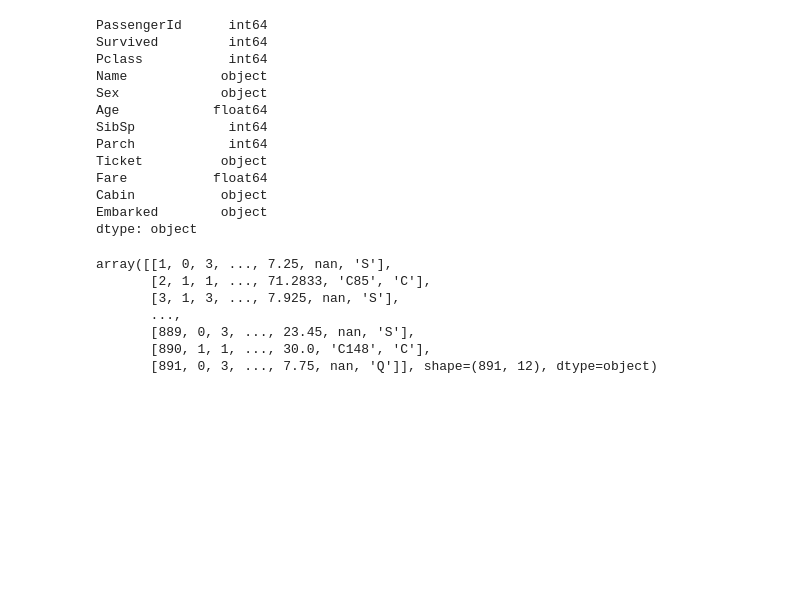
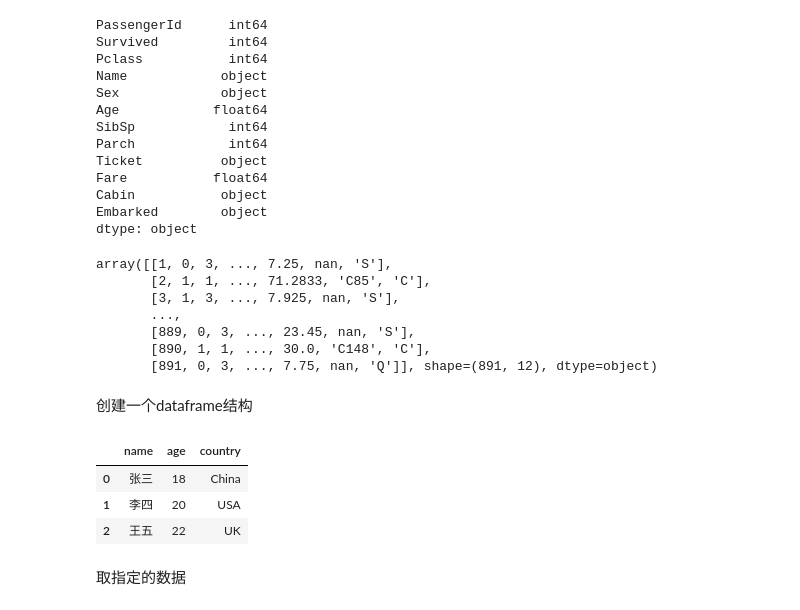
Before and after one commit to song0910song/math_contest, a Jupyter notebook: 1-pandads.ipynb, the cells around one changed output. Cells and saved outputs as stored; diff of their text form; code cells hidden in the pictures; blank space fills up the shorter version.

Commit message:
Add new DataFrame creation and data extraction examples to notebook

```diff
--- a/1-pandads.ipynb
+++ b/1-pandads.ipynb
@@ -97,3 +97,21 @@ array([[1, 0, 3, ..., 7.25, nan, 'S'],
        [889, 0, 3, ..., 23.45, nan, 'S'],
        [890, 1, 1, ..., 30.0, 'C148', 'C'],
        [891, 0, 3, ..., 7.75, nan, 'Q']], shape=(891, 12), dtype=object)
+# %% [markdown]
+创建一个dataframe结构
+# %%
+data = {
+    'name':['张三', '李四', '王五'],
+    'age':[18, 20, 22],
+    'country':['China', 'USA', 'UK'],
+}
+df2 = pd.DataFrame(data)
+# %%
+df2
+# %% [output]
+|  | name | age | country |
+| 0 | 张三 | 18 | China |
+| 1 | 李四 | 20 | USA |
+| 2 | 王五 | 22 | UK |
+# %% [markdown]
+取指定的数据
```
Also changed, not shown: parts of 6 cells of this notebook.
